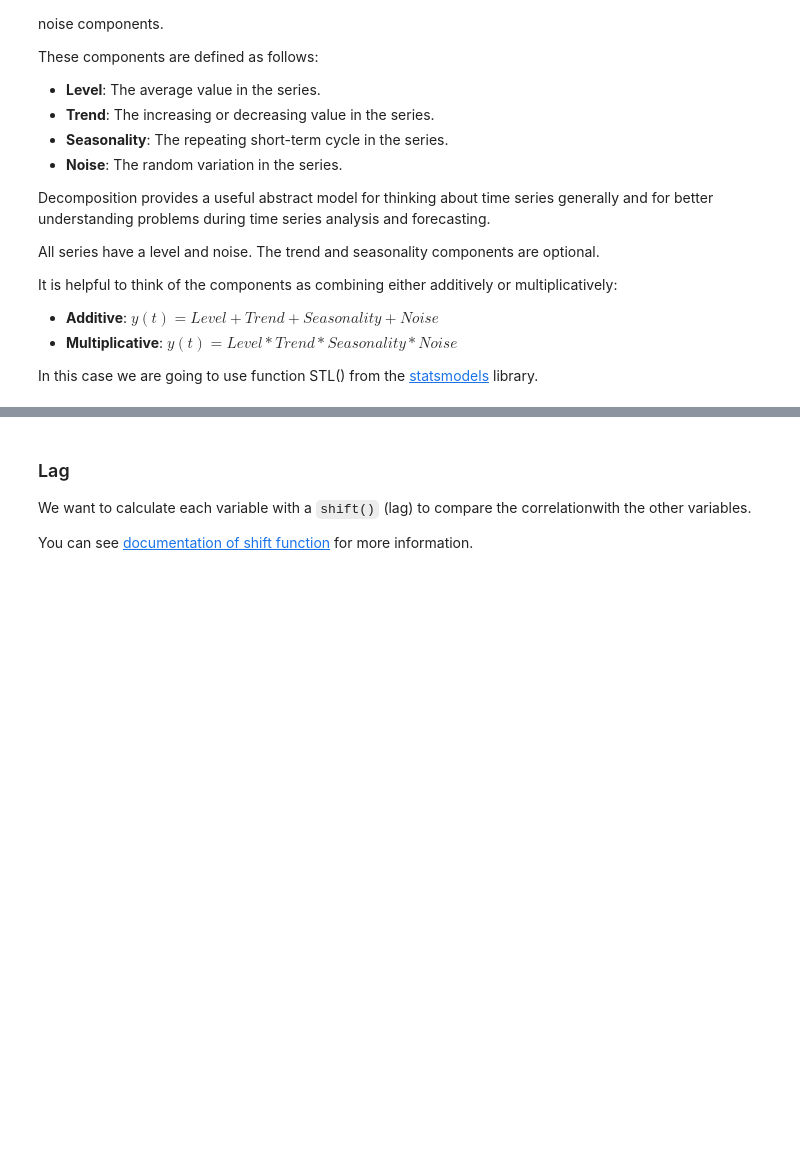
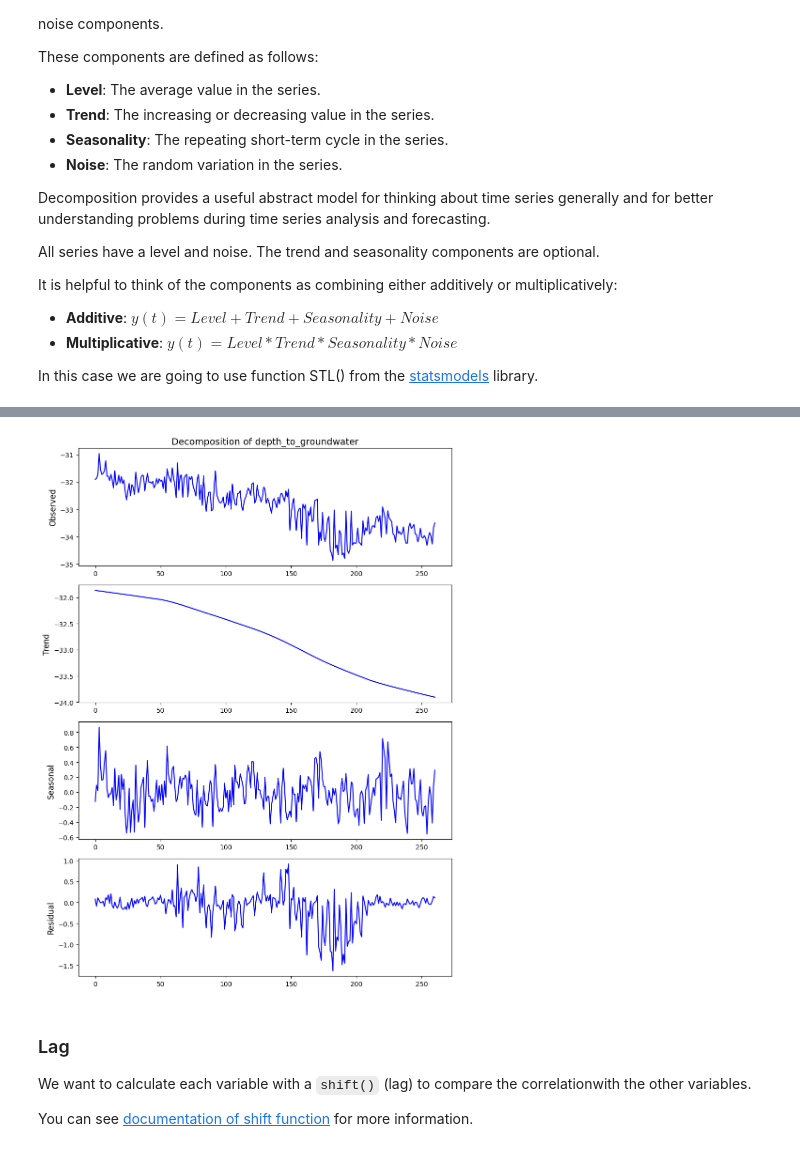
Before and after one commit to thisishasan/bigdata_mod_b, a Jupyter notebook: code.ipynb, the cells around one changed output, grey strips where cells are left out. Drawn from its saved outputs; the diff is of its cells as text; code cells hidden in the pictures; blank space fills up the shorter version.

```diff
--- a/code.ipynb
+++ b/code.ipynb
@@ -450,3 +476,33 @@ plt.show()
+# %%
+fig, ax = plt.subplots(nrows=4, ncols=1, figsize=(9, 12), sharex=False)
+
+for i, column in enumerate(['depth_to_groundwater']):
+    stl = STL(df[column], period=52, robust=True)
+    res = stl.fit()
+
+    # Corrected indexing: use single index i for the row
+    ax[0].set_title(f'Decomposition of {column}', fontsize=14)
+    res.observed.plot(ax=ax[0], legend=False, color='blue')
+    if i == 0:
+        ax[0].set_ylabel('Observed', fontsize=12)
+
+    res.trend.plot(ax=ax[1], legend=False, color='blue')
+    if i == 0:
+        ax[1].set_ylabel('Trend', fontsize=12)
+
+    res.seasonal.plot(ax=ax[2], legend=False, color='blue')
+    if i == 0:
+        ax[2].set_ylabel('Seasonal', fontsize=12)
+
+    res.resid.plot(ax=ax[3], legend=False, color='blue')
+    if i == 0:
+        ax[3].set_ylabel('Residual', fontsize=12)
+
+
+plt.tight_layout()
+plt.show()
+# %% [output]
+[figure, added]
 # %% [markdown]
 ### Lag
 
```
Also changed, not shown: parts of 2 cells of this notebook.
